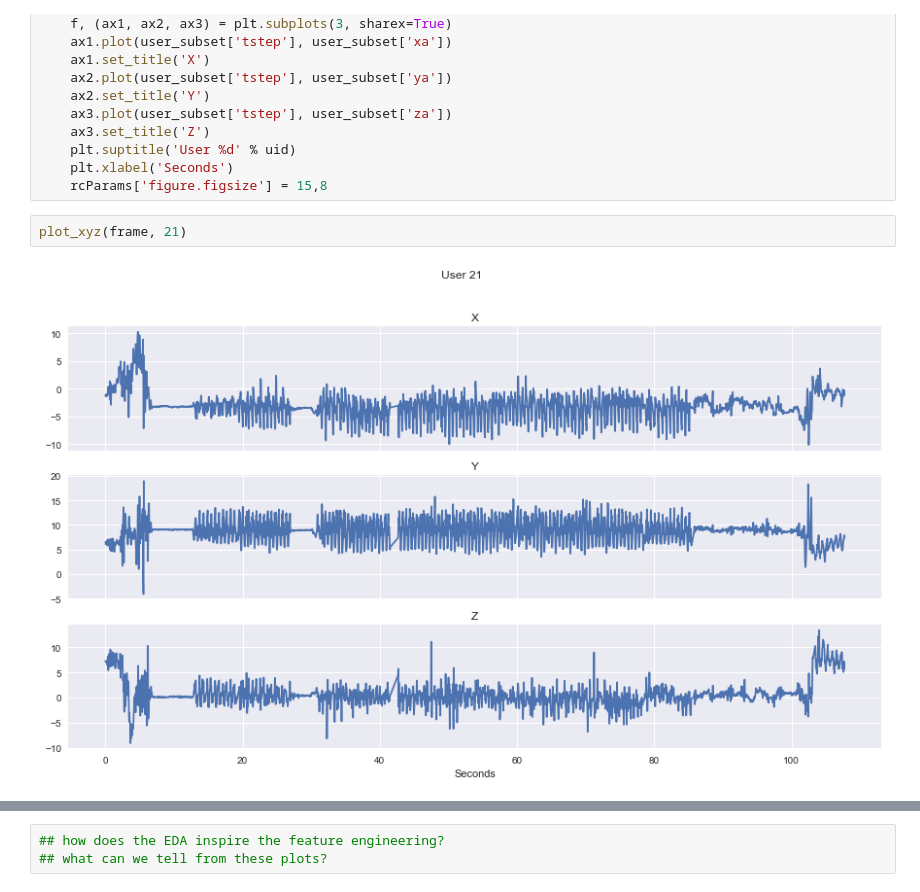
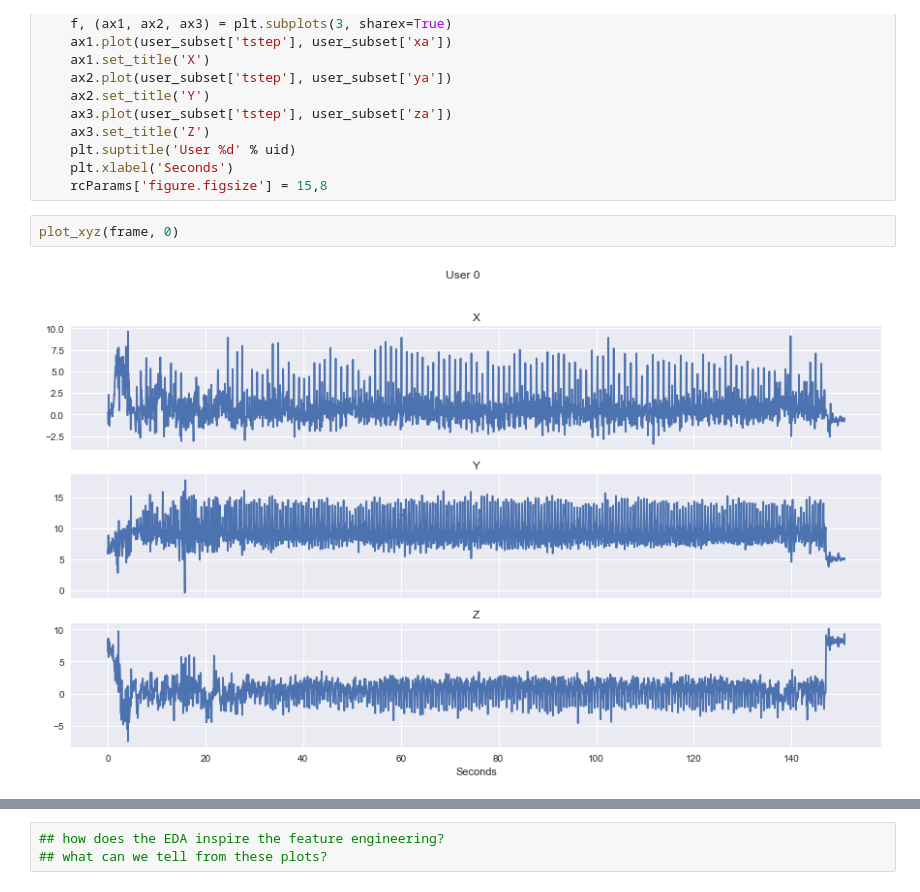
Before and after one commit to charcarr/walking-gate-classifier, a Jupyter notebook: analysis.ipynb, the cells around one changed output, grey strips where cells are left out. Cells and saved outputs as stored; diff of their text form.

```diff
--- a/analysis.ipynb
+++ b/analysis.ipynb
@@ -109,6 +109,6 @@ def plot_xyz(data, uid):
     plt.xlabel('Seconds')
     rcParams['figure.figsize'] = 15,8
 # %%
-plot_xyz(frame, 21)
+plot_xyz(frame, 0)
 # %% [output]
-[figure, old version]
+[figure, new version]
```
Also changed, not shown: parts of 13 cells of this notebook.
